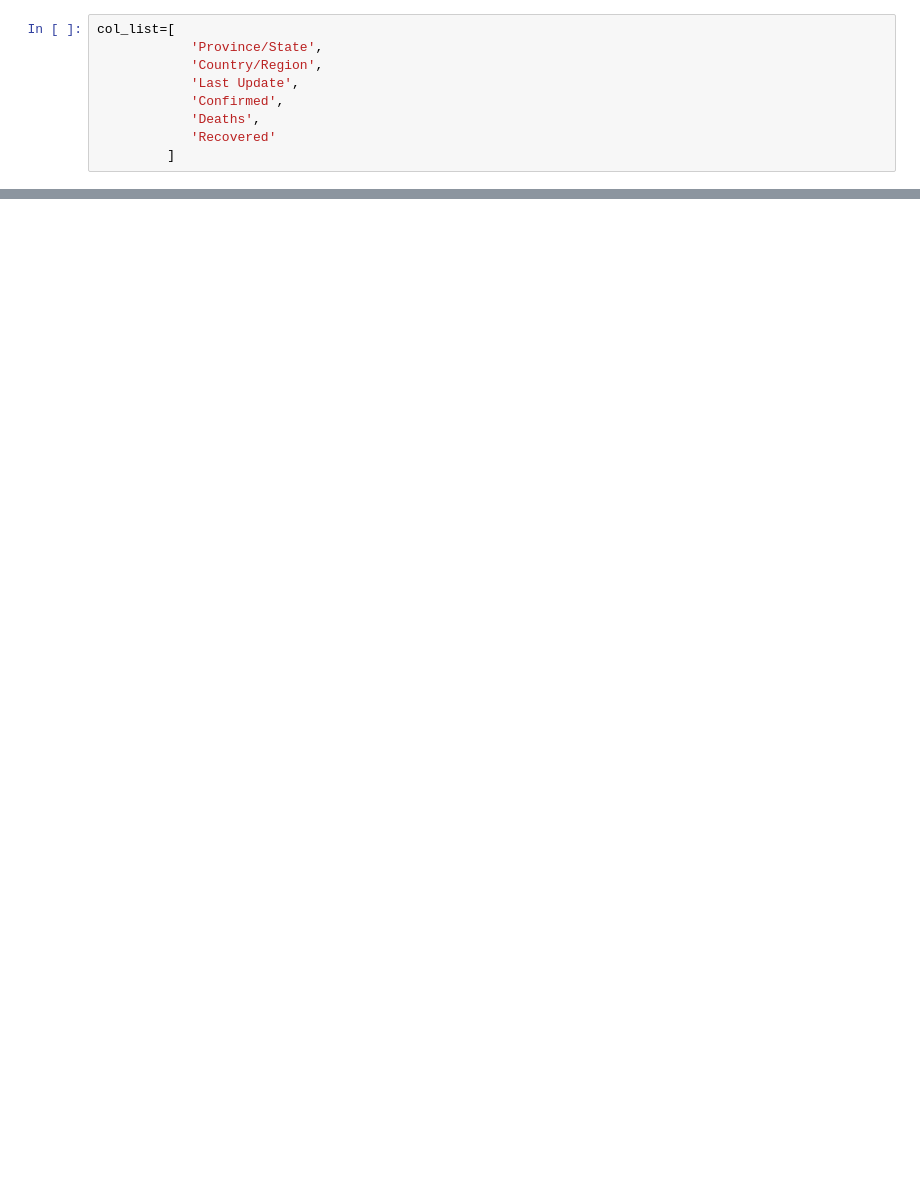
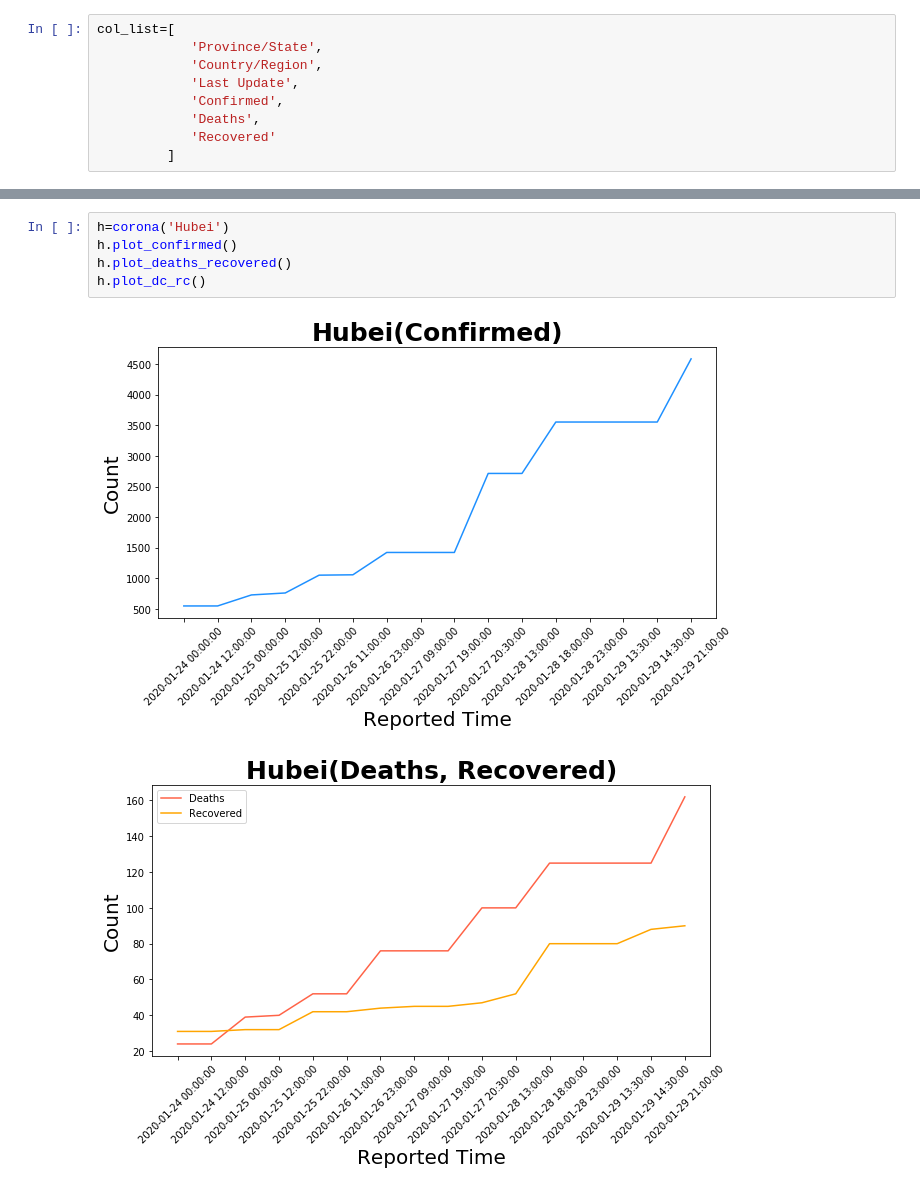
Before and after one commit to WooilJeong/novel_coronavirus, a Jupyter notebook: novel_corona_virus.ipynb, the cells around one changed output, grey strips where cells are left out. Saved outputs shown, nothing was run; the diff lists cells and outputs as text; blank space fills up the shorter version.

```diff
--- a/novel_corona_virus.ipynb
+++ b/novel_corona_virus.ipynb
@@ -127,0 +475,8 @@ Complete : Jan24_12pm
+# %%
+h=corona('Hubei')
+h.plot_confirmed()
+h.plot_deaths_recovered()
+h.plot_dc_rc()
+# %% [output]
+[figure, added]
+[figure, added]
```
Also changed, not shown: parts of 40 cells of this notebook.
